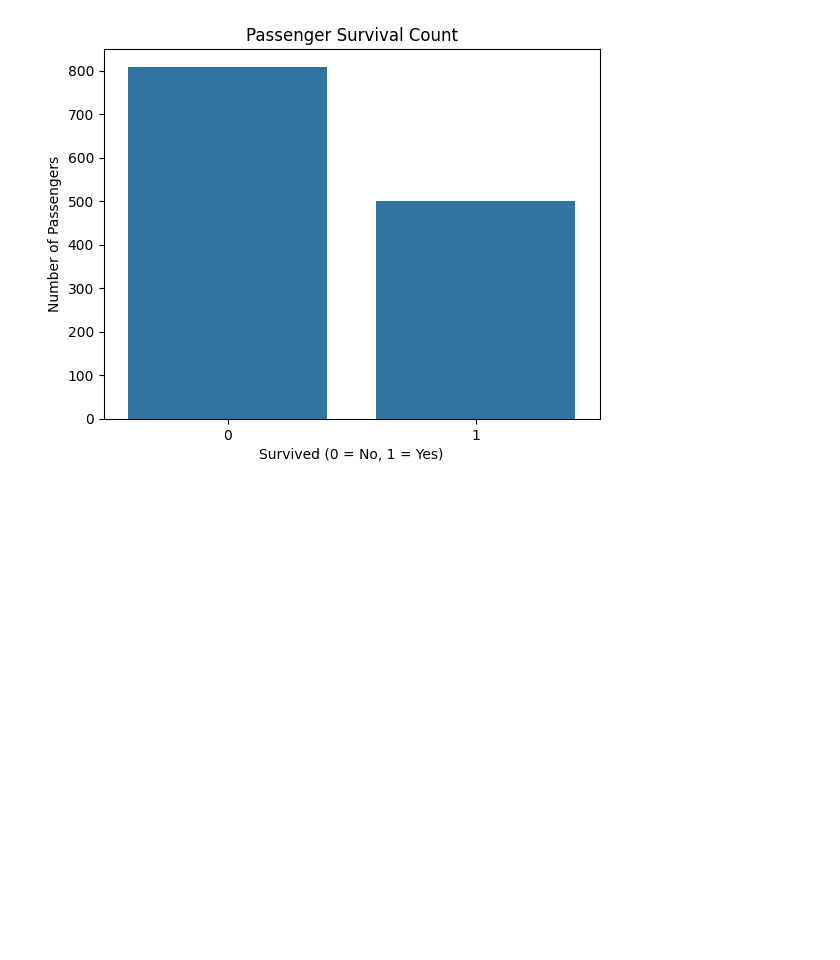
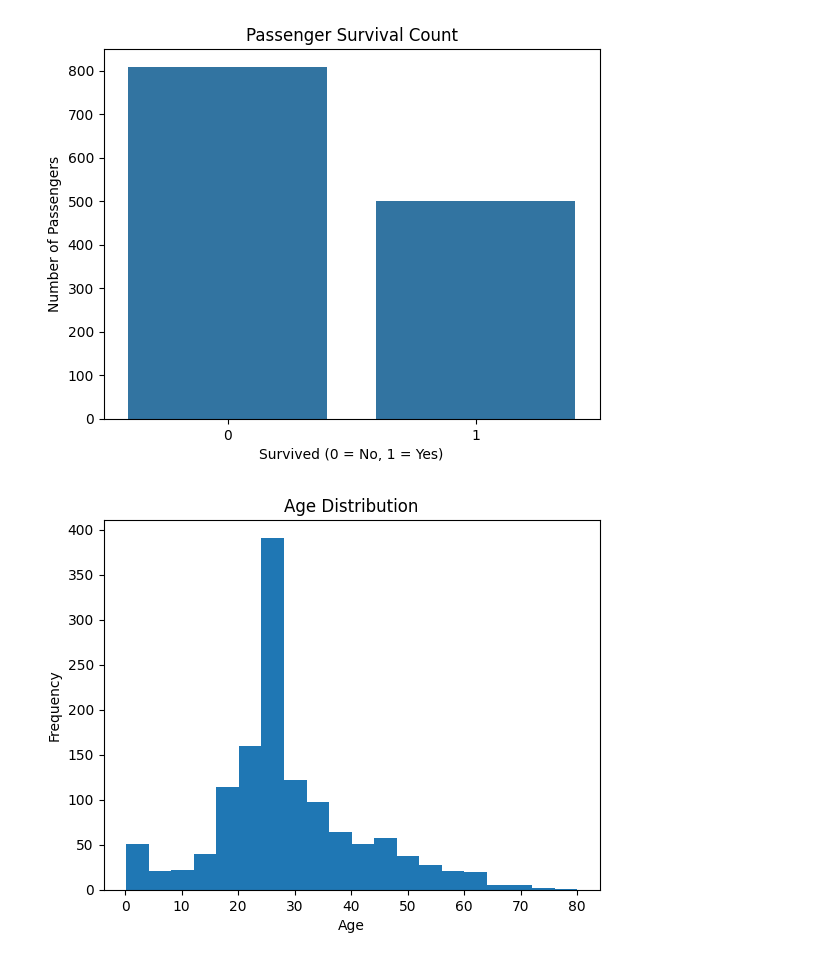
Before and after one commit to amanprasad625566-design/ybi_foundation_internship, a Jupyter notebook: ybifoundation.ipynb, the cells around one changed output. Drawn from its saved outputs; the diff is of its cells as text; code cells hidden in the pictures; blank space fills up the shorter version.

Commit message:
Adding age distribution

```diff
--- a/ybifoundation.ipynb
+++ b/ybifoundation.ipynb
@@ -354,3 +354,12 @@ plt.ylabel('Number of Passengers')
 plt.show()
 # %% [output]
 [figure]
+# %%
+# age distribution
+plt.hist(df['age'], bins=20)
+plt.title('Age Distribution')
+plt.xlabel('Age')
+plt.ylabel('Frequency')
+plt.show()
+# %% [output]
+[figure, added]
```
